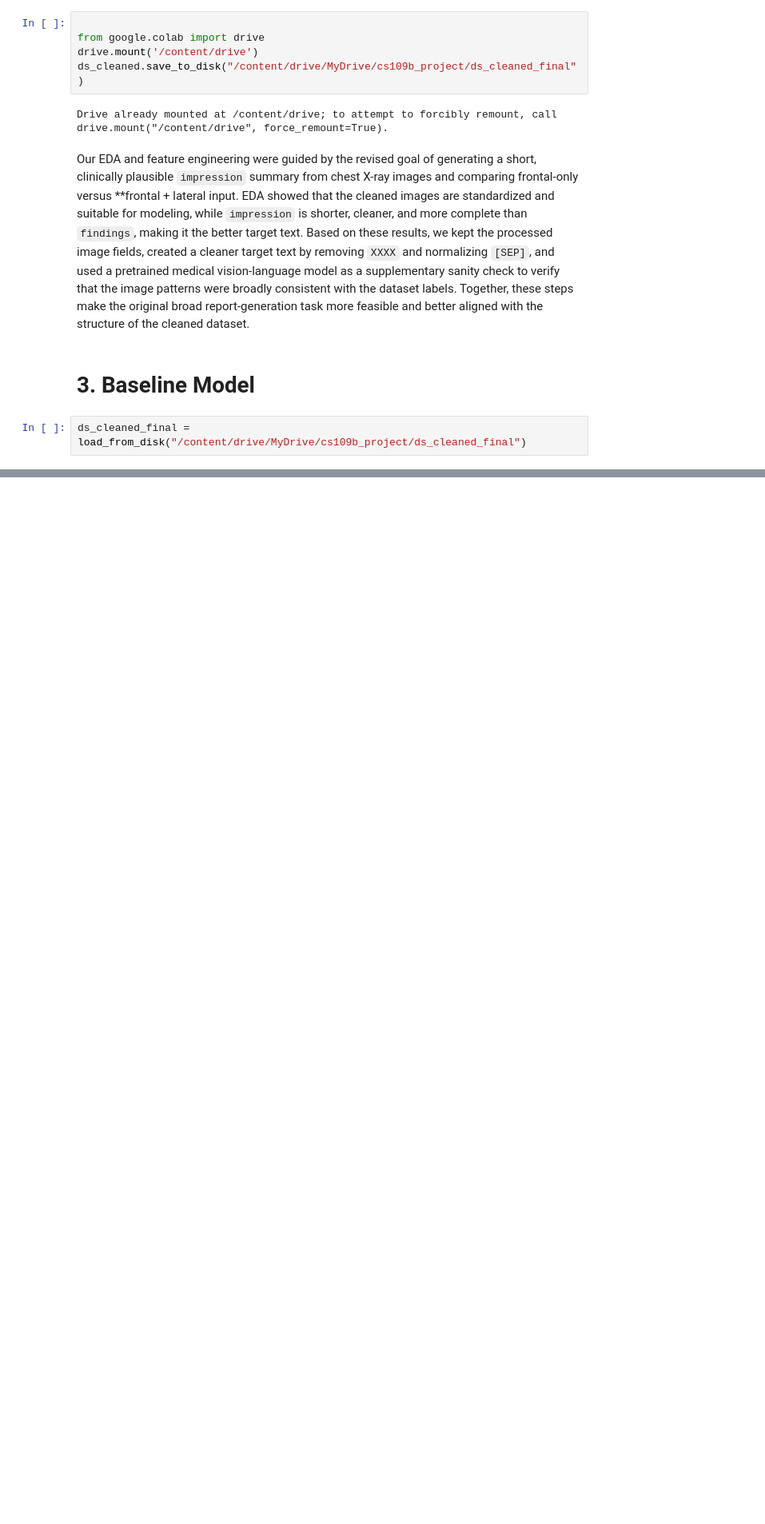
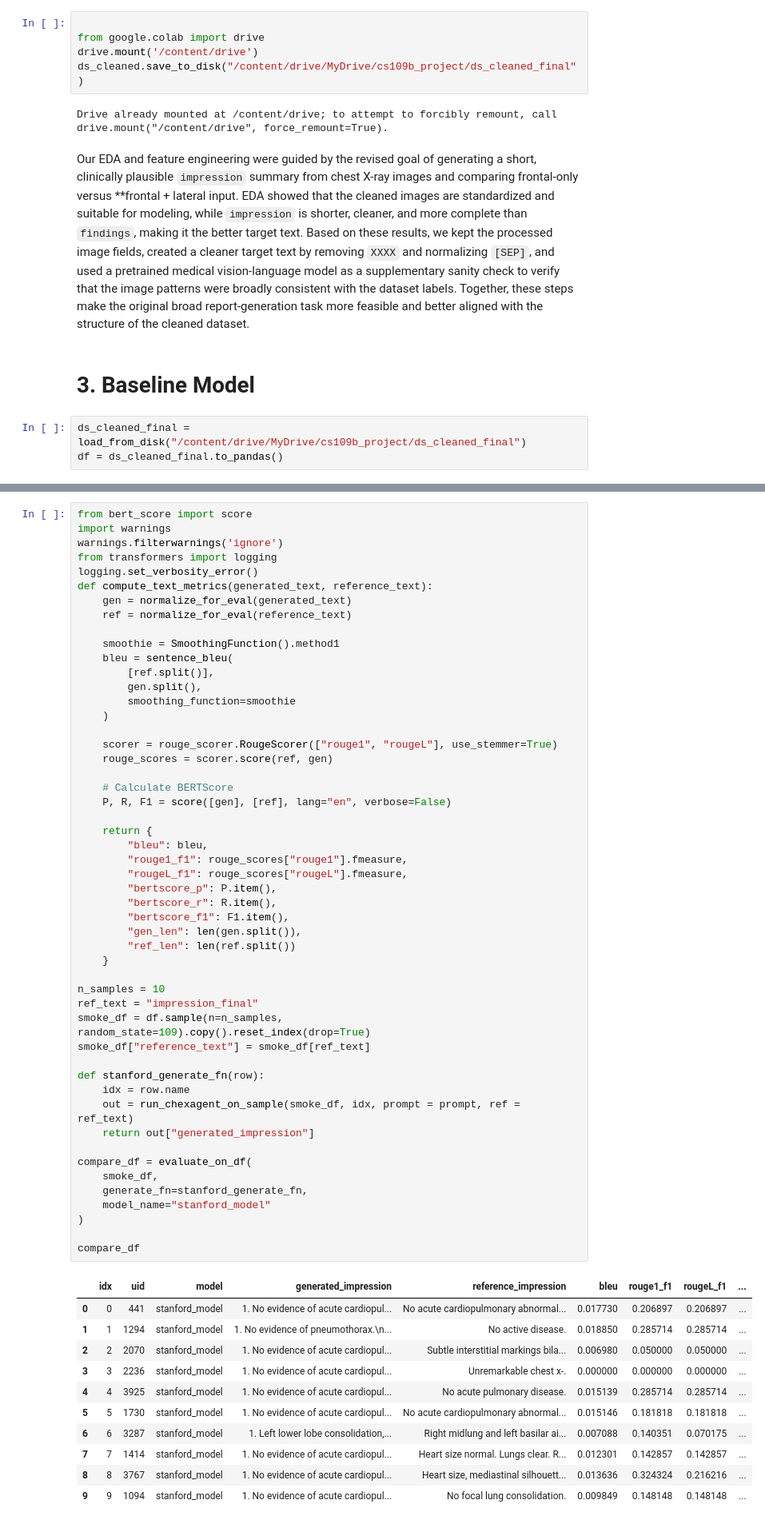
Before and after one commit to Jenyy0416/cs1090b_project, a Jupyter notebook: ms3.ipynb, the cells around one changed output, grey strips where cells are left out. Shown at 80% size. Cells and saved outputs as stored; diff of their text form; blank space fills up the shorter version.

```diff
--- a/ms3.ipynb
+++ b/ms3.ipynb
@@ -774,3 +771,4 @@ Our EDA and feature engineering were guided by the revised goal of generating a
 # 3. Baseline Model
 # %%
 ds_cleaned_final = load_from_disk("/content/drive/MyDrive/cs109b_project/ds_cleaned_final")
+df = ds_cleaned_final.to_pandas()
@@ -972,0 +781,63 @@ Average ROUGE: 0.2474568946864694
+# %%
+from bert_score import score
+import warnings
+warnings.filterwarnings('ignore')
+from transformers import logging
+logging.set_verbosity_error()
+def compute_text_metrics(generated_text, reference_text):
+    gen = normalize_for_eval(generated_text)
+    ref = normalize_for_eval(reference_text)
+
+    smoothie = SmoothingFunction().method1
+    bleu = sentence_bleu(
+        [ref.split()],
+        gen.split(),
+        smoothing_function=smoothie
+    )
+
+    scorer = rouge_scorer.RougeScorer(["rouge1", "rougeL"], use_stemmer=True)
+    rouge_scores = scorer.score(ref, gen)
+
+    # Calculate BERTScore
+    P, R, F1 = score([gen], [ref], lang="en", verbose=False)
+
+    return {
+        "bleu": bleu,
+        "rouge1_f1": rouge_scores["rouge1"].fmeasure,
+        "rougeL_f1": rouge_scores["rougeL"].fmeasure,
+        "bertscore_p": P.item(),
+        "bertscore_r": R.item(),
+        "bertscore_f1": F1.item(),
+        "gen_len": len(gen.split()),
+        "ref_len": len(ref.split())
+    }
+
+n_samples = 10
+ref_text = "impression_final"
+smoke_df = df.sample(n=n_samples, random_state=109).copy().reset_index(drop=True)
+smoke_df["reference_text"] = smoke_df[ref_text]
+
+def stanford_generate_fn(row):
+    idx = row.name
+    out = run_chexagent_on_sample(smoke_df, idx, prompt = prompt, ref = ref_text)
+    return out["generated_impression"]
+
+compare_df = evaluate_on_df(
+    smoke_df,
+    generate_fn=stanford_generate_fn,
+    model_name="stanford_model"
+)
+
+compare_df
+# %% [output]
+|  | idx | uid | model | generated_impression | reference_impression | bleu | rouge1_f1 | rougeL_f1 | ... |
+| 0 | 0 | 441 | stanford_model | 1. No evidence of acute cardiopul... | No acute cardiopulmonary abnormal... | 0.017730 | 0.206897 | 0.206897 | ... |
+| 1 | 1 | 1294 | stanford_model | 1. No evidence of pneumothorax.\n... | No active disease. | 0.018850 | 0.285714 | 0.285714 | ... |
+| 2 | 2 | 2070 | stanford_model | 1. No evidence of acute cardiopul... | Subtle interstitial markings bila... | 0.006980 | 0.050000 | 0.050000 | ... |
+| 3 | 3 | 2236 | stanford_model | 1. No evidence of acute cardiopul... | Unremarkable chest x-. | 0.000000 | 0.000000 | 0.000000 | ... |
+| 4 | 4 | 3925 | stanford_model | 1. No evidence of acute cardiopul... | No acute pulmonary disease. | 0.015139 | 0.285714 | 0.285714 | ... |
+| 5 | 5 | 1730 | stanford_model | 1. No evidence of acute cardiopul... | No acute cardiopulmonary abnormal... | 0.015146 | 0.181818 | 0.181818 | ... |
+| 6 | 6 | 3287 | stanford_model | 1. Left lower lobe consolidation,... | Right midlung and left basilar ai... | 0.007088 | 0.140351 | 0.070175 | ... |
+| 7 | 7 | 1414 | stanford_model | 1. No evidence of acute cardiopul... | Heart size normal. Lungs clear. R... | 0.012301 | 0.142857 | 0.142857 | ... |
+| 8 | 8 | 3767 | stanford_model | 1. No evidence of acute cardiopul... | Heart size, mediastinal silhouett... | 0.013636 | 0.324324 | 0.216216 | ... |
+| 9 | 9 | 1094 | stanford_model | 1. No evidence of acute cardiopul... | No focal lung consolidation. | 0.009849 | 0.148148 | 0.148148 | ... |
```
Also changed, not shown: parts of 12 cells of this notebook.
